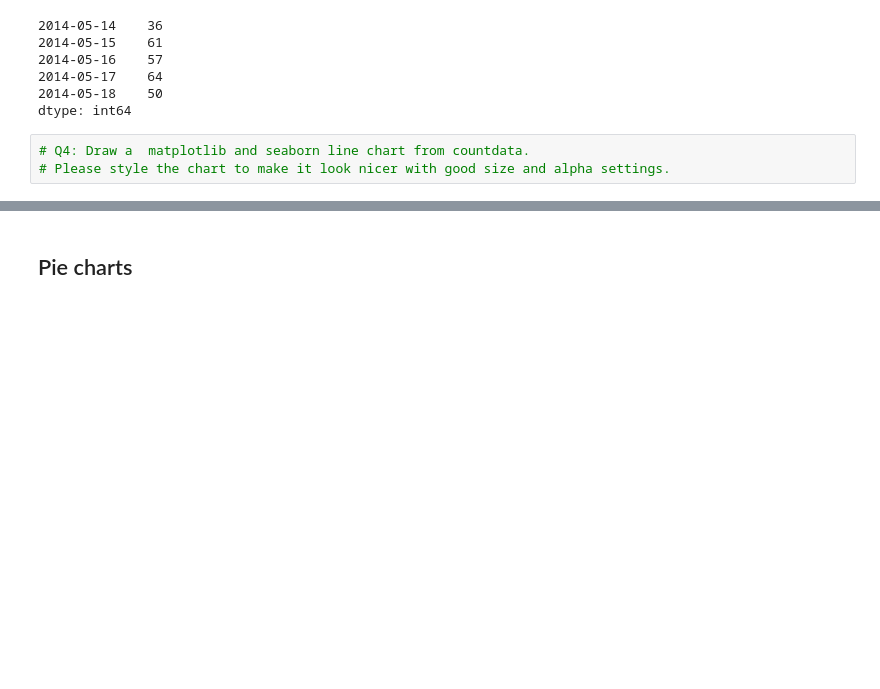
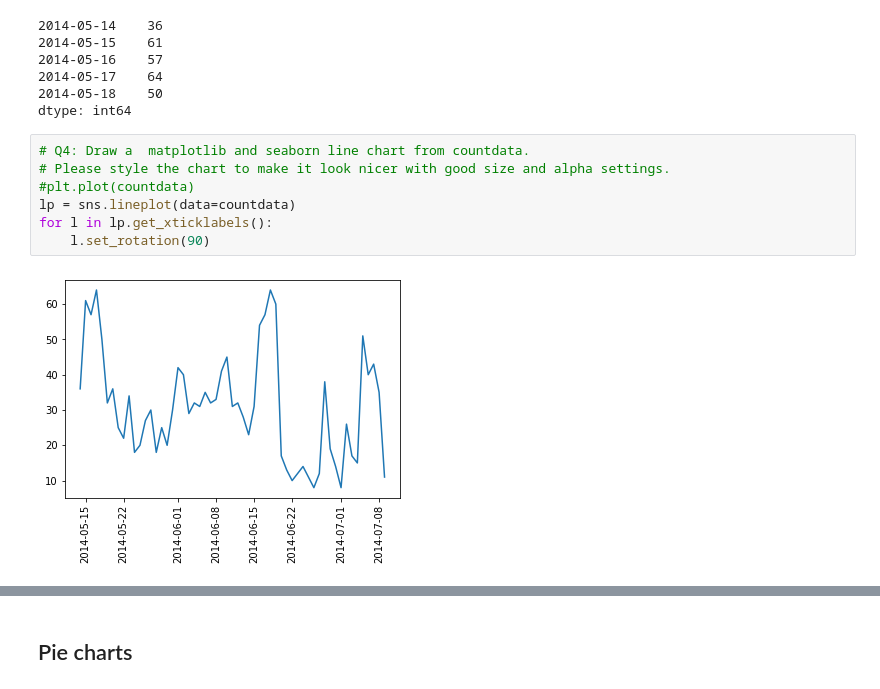
Before and after one commit to qszhao/PTUA2023, a Jupyter notebook: Lab06/Lab06_Visualization.ipynb, the cells around one changed output, grey strips where cells are left out. Drawn from its saved outputs; the diff is of its cells as text; blank space fills up the shorter version.

```diff
--- a/Lab06/Lab06_Visualization.ipynb
+++ b/Lab06/Lab06_Visualization.ipynb
@@ -73,6 +100,12 @@ dtype: int64
 # %%
 # Q4: Draw a  matplotlib and seaborn line chart from countdata.
 # Please style the chart to make it look nicer with good size and alpha settings.
+#plt.plot(countdata)
+lp = sns.lineplot(data=countdata)
+for l in lp.get_xticklabels():
+    l.set_rotation(90)
+# %% [output]
+[figure, added]
 # %%
 # Q5: Now you try: re-create the plot above with different line widths, colors, and point markers.
 # Play with moving the annotation labels around. Make the vertical tick marks 3 days apart instead of 5.
```
Also changed, not shown: parts of 7 cells of this notebook.
